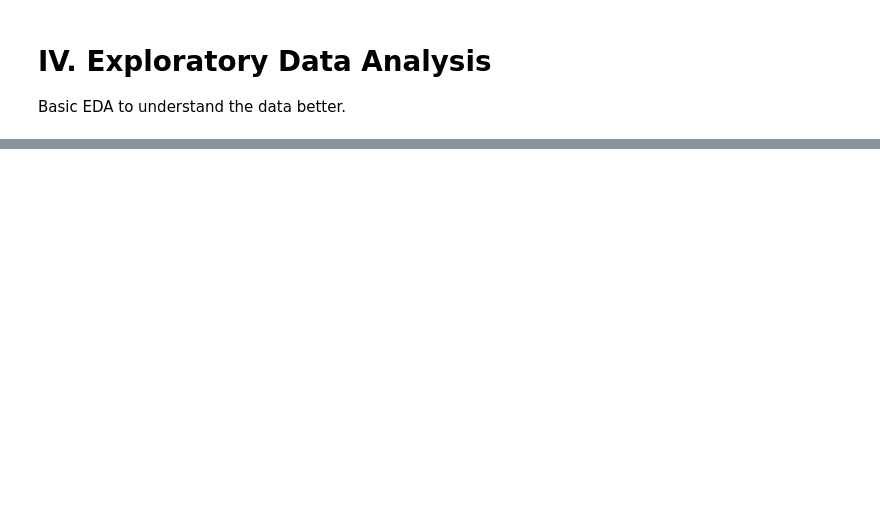
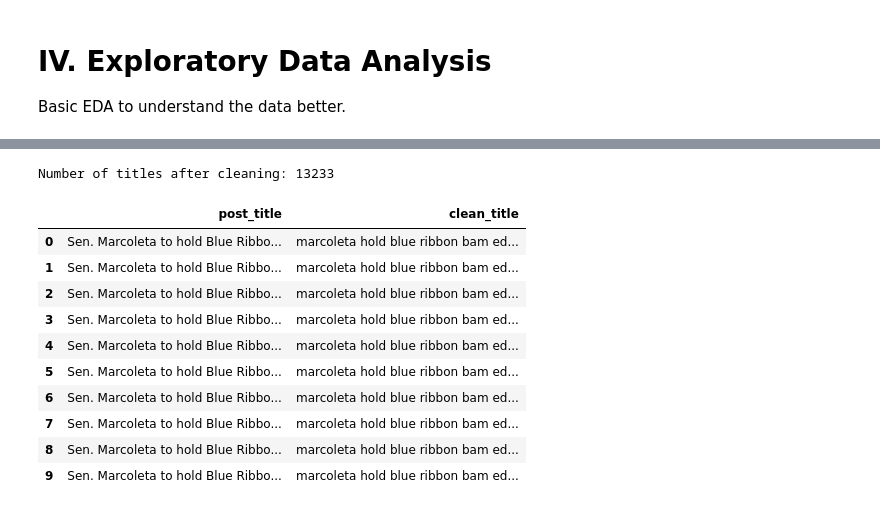
Before and after one commit to louis-uwie/philippine-agriculture-reddit-analysis, a Jupyter notebook: Binwag-FinalProject/CSCI161.03 - BINWAG, Louis III - Data Analysis Project.ipynb, the cells around one changed output, grey strips where cells are left out. Drawn from its saved outputs; the diff is of its cells as text; code cells hidden in the pictures; blank space fills up the shorter version.

```diff
--- a/Binwag-FinalProject/CSCI161.03 - BINWAG, Louis III - Data Analysis Project.ipynb
+++ b/Binwag-FinalProject/CSCI161.03 - BINWAG, Louis III - Data Analysis Project.ipynb
@@ -488,0 +465,29 @@ Lorem ipsum dolor sit amet, consectetur adipiscing elit. Morbi scelerisque nulla
+# %%
+import pandas as pd
+import re
+import nltk
+from nltk.corpus import stopwords
+from collections import Counter
+
+# Download stopwords
+nltk.download("stopwords")
+
+# Load dataset
+df = pd.read_csv("/content/drive/MyDrive/reddit_truephilippines1000.csv")
+
+# Keep only titles (drop nulls)
+df = df[["post_title","post_body","comment"]].dropna()
+
+# --- Build frequency-based stopwords ---
+all_titles = " ".join(df["post_title"].astype(str).str.lower())
+all_tokens = re.findall(r"[a-z]+", all_titles)
+
+word_counts = Counter(all_tokens)
+
+# Take top 50 most frequent words as custom stopwords (tune N)
+FREQ_STOPWORDS = [w for w, _ in word_counts.most_common(50)]
+
+# Merge with NLTK English stopwords
+CUSTOM_STOPWORDS = set(stopwords.words("english") + FREQ_STOPWORDS)
+
+print("Sample custom stopwords:", list(CUSTOM_STOPWORDS)[:20])
@@ -488,0 +498,28 @@ Lorem ipsum dolor sit amet, consectetur adipiscing elit. Morbi scelerisque nulla
+# %%
+def preprocess(text):
+    text = str(text).lower()
+    text = re.sub(r"http\S+|www\S+|https\S+", "", text)  # remove links
+    text = re.sub(r"[^a-z\s]", "", text)  # keep only letters
+    tokens = [w for w in text.split() if w not in CUSTOM_STOPWORDS and len(w) > 2]
+    return " ".join(tokens)
+
+df["clean_title"] = df["post_title"].apply(preprocess)
+
+# Drop empty rows
+df = df[df["clean_title"].str.strip() != ""]
+
+print("Number of titles after cleaning:", len(df))
+df[["post_title", "clean_title"]].head(10)
+# %% [output]
+Number of titles after cleaning: 13233
+|  | post_title | clean_title |
+| 0 | Sen. Marcoleta to hold Blue Ribbo... | marcoleta hold blue ribbon bam ed... |
+| 1 | Sen. Marcoleta to hold Blue Ribbo... | marcoleta hold blue ribbon bam ed... |
+| 2 | Sen. Marcoleta to hold Blue Ribbo... | marcoleta hold blue ribbon bam ed... |
+| 3 | Sen. Marcoleta to hold Blue Ribbo... | marcoleta hold blue ribbon bam ed... |
+| 4 | Sen. Marcoleta to hold Blue Ribbo... | marcoleta hold blue ribbon bam ed... |
+| 5 | Sen. Marcoleta to hold Blue Ribbo... | marcoleta hold blue ribbon bam ed... |
+| 6 | Sen. Marcoleta to hold Blue Ribbo... | marcoleta hold blue ribbon bam ed... |
+| 7 | Sen. Marcoleta to hold Blue Ribbo... | marcoleta hold blue ribbon bam ed... |
+| 8 | Sen. Marcoleta to hold Blue Ribbo... | marcoleta hold blue ribbon bam ed... |
+| 9 | Sen. Marcoleta to hold Blue Ribbo... | marcoleta hold blue ribbon bam ed... |
```
Also changed, not shown: parts of 27 cells of this notebook.
